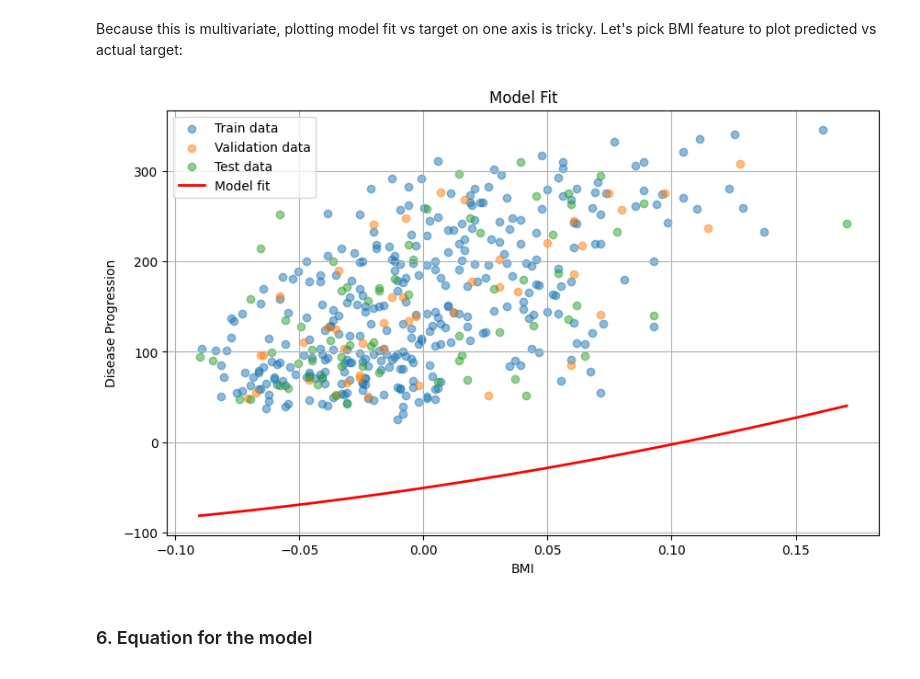
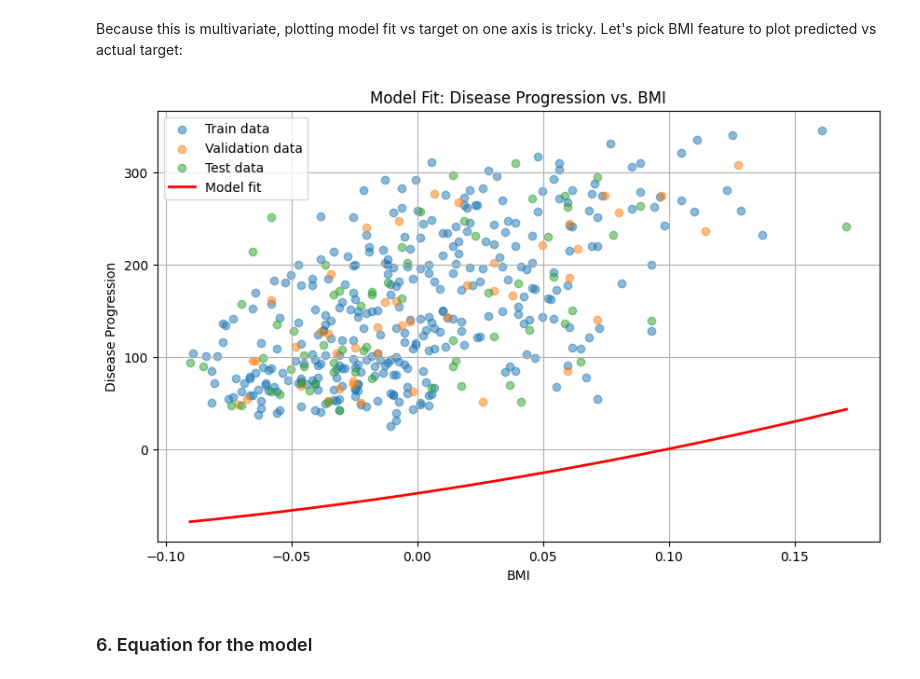
Before and after one commit to Eris-Leksi/Practical-Lab-2---FMLF, a Jupyter notebook: script.ipynb, the cells around one changed output. Cells and saved outputs as stored; diff of their text form; code cells hidden in the pictures.

```diff
--- a/script.ipynb
+++ b/script.ipynb
@@ -431,36 +431,47 @@ MAPE: 0.3947362203799975
 # %% [markdown]
 Because this is multivariate, plotting model fit vs target on one axis is tricky. Let's pick BMI feature to plot predicted vs actual target:
 # %%
-bmi_idx = list(X_train.columns).index('bmi')
+def plot_model_fit(model, poly, X_tr, y_tr, X_v, y_v, X_te, y_te, bmi_column_name='bmi'):
+    plt.figure(figsize=(10, 6))
 
-def plot_model_fit(model, poly, X_tr, y_tr, X_v, y_v, X_te, y_te):
-    plt.figure(figsize=(10,6))
+    if isinstance(X_tr, pd.DataFrame):
+        bmi_idx = list(X_tr.columns).index(bmi_column_name)
+    else:
+        print("Warning: X_tr is not a DataFrame. Ensure bmi_idx is correct for the array format.")
+        pass
 
-    bmi_train = X_tr[:, bmi_idx]
-    bmi_val = X_v[:, bmi_idx]
-    bmi_test = X_te[:, bmi_idx]
+    bmi_train = X_tr[:, bmi_idx] if isinstance(X_tr, np.ndarray) else X_tr.iloc[:, bmi_idx]
+    bmi_val = X_v[:, bmi_idx] if isinstance(X_v, np.ndarray) else X_v.iloc[:, bmi_idx]
+    bmi_test = X_te[:, bmi_idx] if isinstance(X_te, np.ndarray) else X_te.iloc[:, bmi_idx]
 
-    bmi_range = np.linspace(min(bmi_train.min(), bmi_val.min(), bmi_test.min()),
-                            max(bmi_train.max(), bmi_val.max(), bmi_test.max()), 200)
-    X_curve = np.zeros((len(bmi_range), X_tr.shape[1]))
+    bmi_min = min(bmi_train.min(), bmi_val.min(), bmi_test.min())
+    bmi_max = max(bmi_train.max(), bmi_val.max(), bmi_test.max())
+    bmi_range = np.linspace(bmi_min, bmi_max, 200)
+
+    X_tr_array = X_tr.values if isinstance(X_tr, pd.DataFrame) else X_tr
+
+    X_curve = np.full((len(bmi_range), X_tr_array.shape[1]), X_tr_array.mean(axis=0))
     X_curve[:, bmi_idx] = bmi_range
+
     X_curve_poly = poly.transform(X_curve)
     y_curve_pred = model.predict(X_curve_poly)
 
     plt.scatter(bmi_train, y_tr, label="Train data", alpha=0.5)
     plt.scatter(bmi_val, y_v, label="Validation data", alpha=0.5)
     plt.scatter(bmi_test, y_te, label="Test data", alpha=0.5)
+
     plt.plot(bmi_range, y_curve_pred, color='red', label="Model fit", linewidth=2)
+
     plt.xlabel("BMI")
     plt.ylabel("Disease Progression")
-    plt.title("Model Fit")
+    plt.title("Model Fit: Disease Progression vs. BMI")
     plt.legend()
     plt.grid(True)
     plt.show()
 
-plot_model_fit(chosen_model, poly2, X_train.values, y_train, X_val.values, y_val, X_test.values, y_test)
+plot_model_fit(chosen_model, poly2, X_train, y_train, X_val, y_val, X_test, y_test, bmi_column_name='bmi')
 # %% [output]
-[figure, old version]
+[figure, new version]
 # %% [markdown]
 ### 6. Equation for the model
 # %%
```
Also changed, not shown: parts of 3 cells of this notebook.
